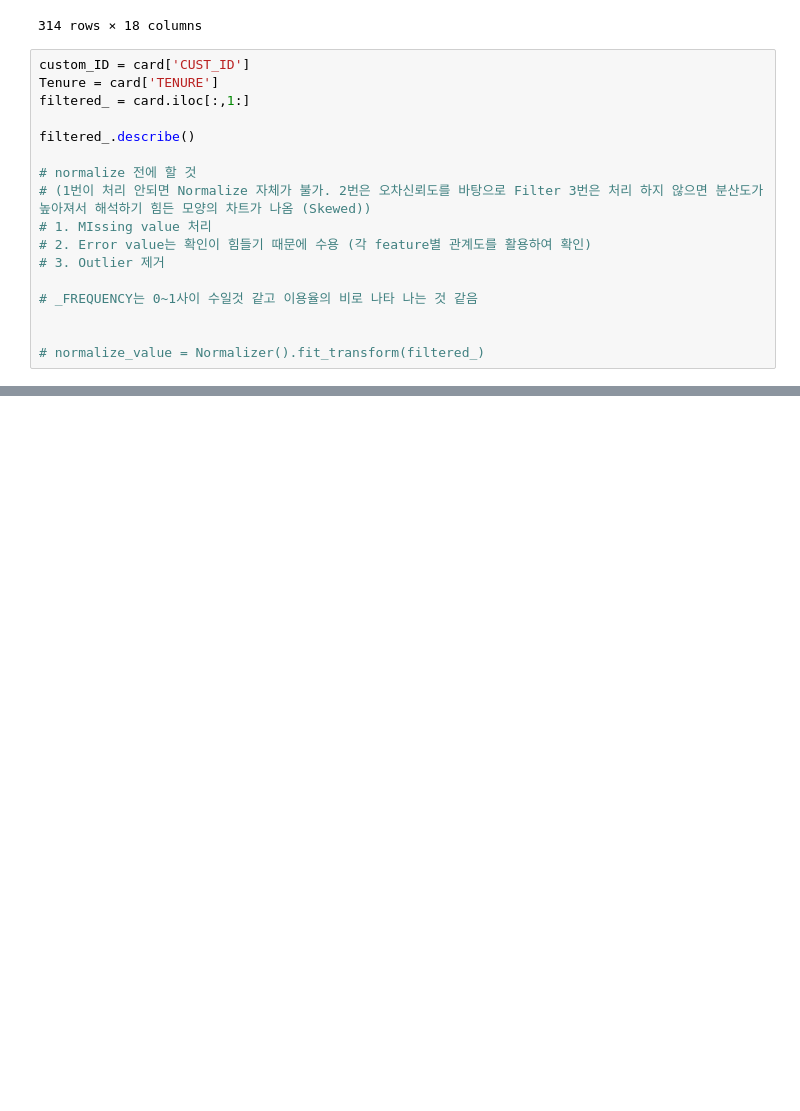
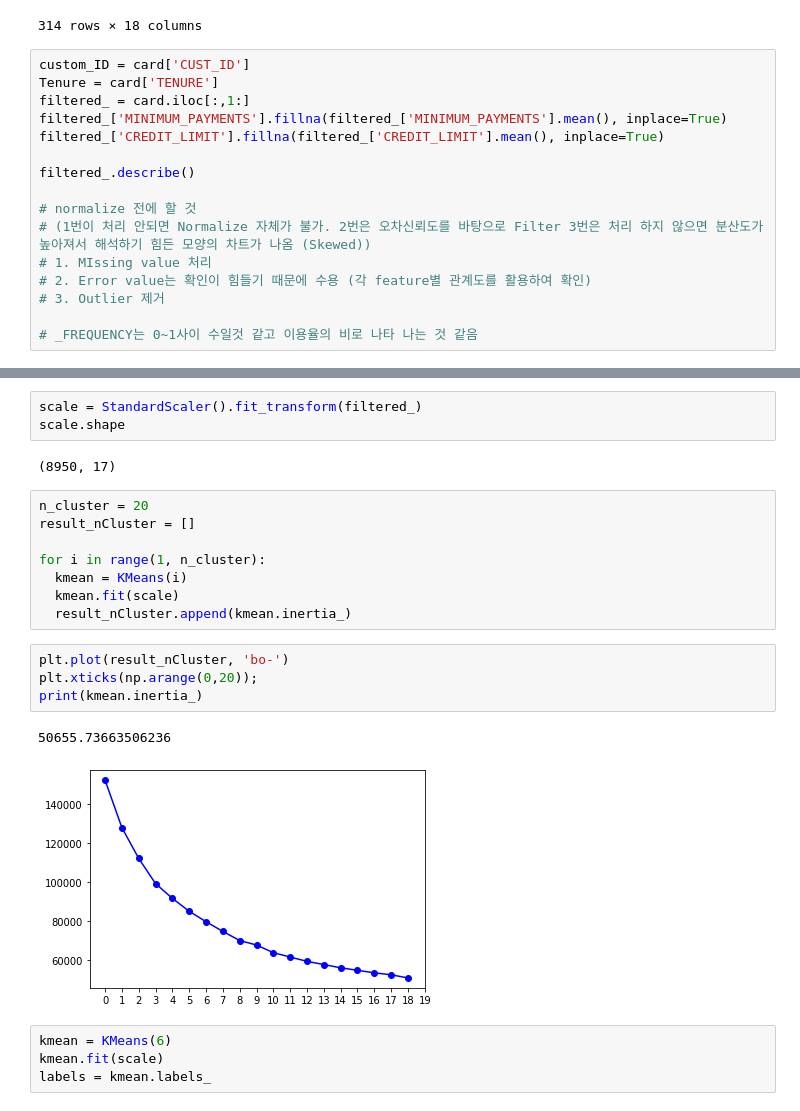
Before and after one commit to 4myLab/codestates, a Jupyter notebook: 20220617.ipynb, the cells around one changed output, grey strips where cells are left out. Cells and saved outputs as stored; diff of their text form; blank space fills up the shorter version.

```diff
--- a/20220617.ipynb
+++ b/20220617.ipynb
@@ -113,6 +118,8 @@ null_list
 custom_ID = card['CUST_ID']
 Tenure = card['TENURE']
 filtered_ = card.iloc[:,1:]
+filtered_['MINIMUM_PAYMENTS'].fillna(filtered_['MINIMUM_PAYMENTS'].mean(), inplace=True)
+filtered_['CREDIT_LIMIT'].fillna(filtered_['CREDIT_LIMIT'].mean(), inplace=True)
 
 filtered_.describe()
 
@@ -123,9 +130,6 @@ filtered_.describe()
 # 3. Outlier 제거
 
 # _FREQUENCY는 0~1사이 수일것 같고 이용율의 비로 나타 나는 것 같음
-
-
-# normalize_value = Normalizer().fit_transform(filtered_)
 # %% [output]
 |  | BALANCE | BALANCE_FREQUENCY | PURCHASES | ONEOFF_PURCHASES | INSTALLMENTS_PURCHASES | CASH_ADVANCE | ... |
 | count | 8950.000000 | 8950.000000 | 8950.000000 | 8950.000000 | 8950.000000 | 8950.000000 | ... |
@@ -148,0 +143,24 @@ filtered_[filtered_['PAYMENTS'] == 50721.483360]
+# %%
+scale = StandardScaler().fit_transform(filtered_)
+scale.shape
+# %% [output]
+(8950, 17)
+# %%
+n_cluster = 20
+result_nCluster = []
+
+for i in range(1, n_cluster):
+  kmean = KMeans(i)
+  kmean.fit(scale)
+  result_nCluster.append(kmean.inertia_)
+# %%
+plt.plot(result_nCluster, 'bo-')
+plt.xticks(np.arange(0,20));
+print(kmean.inertia_)
+# %% [output]
+50655.73663506236
+[figure, added]
+# %%
+kmean = KMeans(6)
+kmean.fit(scale)
+labels = kmean.labels_
```
Also changed, not shown: parts of 5 cells of this notebook.
